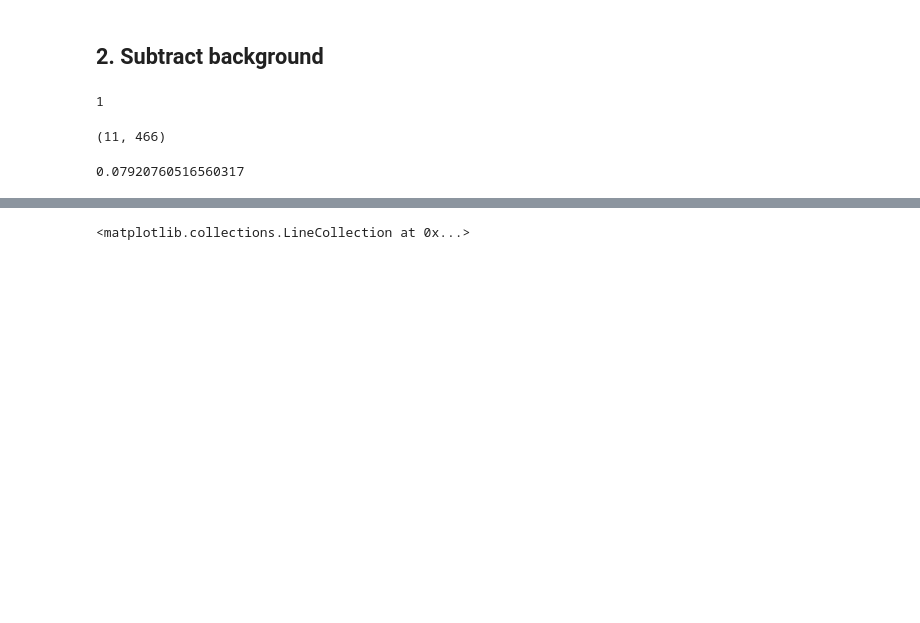
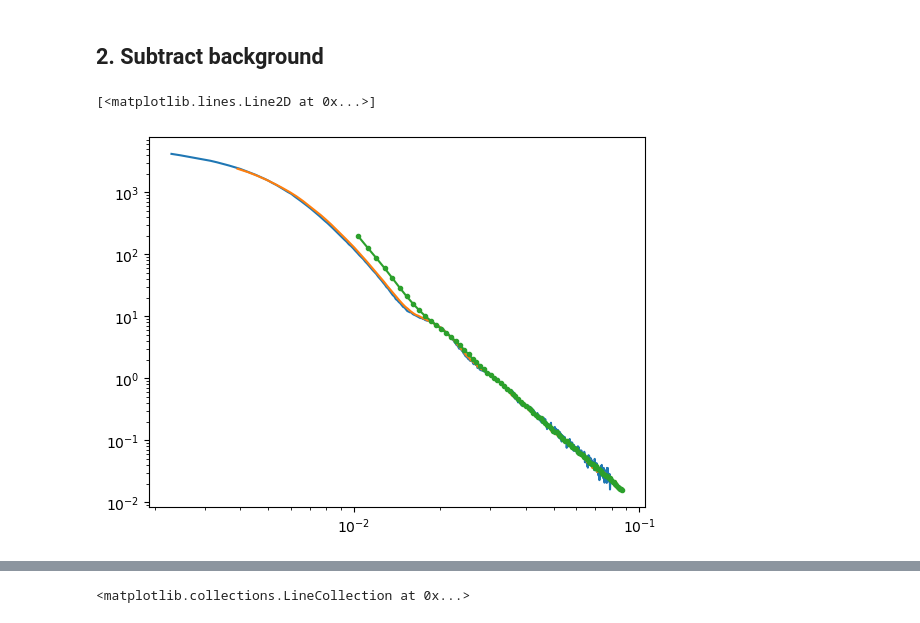
Before and after one commit to pozzo-research-group/saxs_data_processing, a Jupyter notebook: brenden_prototype/datamerge/saxs_data_process_prototyping.ipynb, the cells around one changed output, grey strips where cells are left out. Drawn from its saved outputs; the diff is of its cells as text; code cells hidden in the pictures; blank space fills up the shorter version.

Commit message:
data merge work

```diff
--- a/brenden_prototype/datamerge/saxs_data_process_prototyping.ipynb
+++ b/brenden_prototype/datamerge/saxs_data_process_prototyping.ipynb
@@ -137,4 +152,0 @@ a = [1,2,3]
-# %%
-a.pop(0)
-# %% [output]
-1
@@ -169,19 +153,5 @@ def find_ratio_peak(ratio_avg):
 # %%
-
-signal = esaxs_data
-background = esaxs_bkg_data
-
-
-
-
-lowq_thresh = 2
-hiq_thresh = 5
-hiq_avg_pts = 10
-    # def get good data range
-
-    # 1. find lower q limit
-    # based on 2x signal in data vs background
-def select_valid_data(signal, background, lowq_thresh = 2, hig_thresh = 5, hiq_avg_pts = 10):
+def select_valid_data(signal, background, lowq_thresh = 5, hiq_thresh = 5, hiq_avg_pts = 10):
     """
     Find the region of valid data in SAXS signal
 
@@ -225,11 +195,28 @@ def select_valid_data(signal, background, lowq_thresh = 2, hig_thresh = 5, hiq_a
                         break
 
     return lowq_lim, hiq_lim
-# %%
-select_valid_data(esaxs_data, esaxs_bkg_data)
-# %% [output]
-(11, 466)
-# %%
-esaxs_data['q'][466]
-# %% [output]
-0.07920760516560317
+# %%
+def chop_subtract(signal, background, lowq_thresh = 5, hiq_thresh = 5, hiq_avg_pts = 10, scale = False):
+    """
+    wrapper function to handle subtraction and valid data selection
+    """
+    assert np.isclose(signal['q'].to_numpy(), background['q'].to_numpy()).all()
+
+    loq, hiq = select_valid_data(signal, background, lowq_thresh = lowq_thresh, hiq_thresh= hiq_thresh, hiq_avg_pts = hiq_avg_pts)
+
+    subtracted_signal = subtract_background(signal, background, scale_background = False)
+
+    chopped_subtracted = subtracted_signal.iloc[loq:hiq]
+
+    return chopped_subtracted
+# %%
+cleaned_esaxs = chop_subtract(esaxs_data, esaxs_bkg_data)
+cleaned_saxs = chop_subtract(saxs_data, saxs_bkg_data)
+cleaned_maxs = chop_subtract(maxs_data, maxs_bkg_data)
+# %%
+plt.loglog(cleaned_esaxs['q'], cleaned_esaxs['I'])
+plt.loglog(cleaned_saxs['q'], cleaned_saxs['I'])
+plt.loglog(cleaned_maxs['q'], cleaned_maxs['I'], marker = '.')
+# %% [output]
+[<matplotlib.lines.Line2D at 0x...>]
+[figure, added]
```
Also changed, not shown: parts of 31 cells of this notebook.
